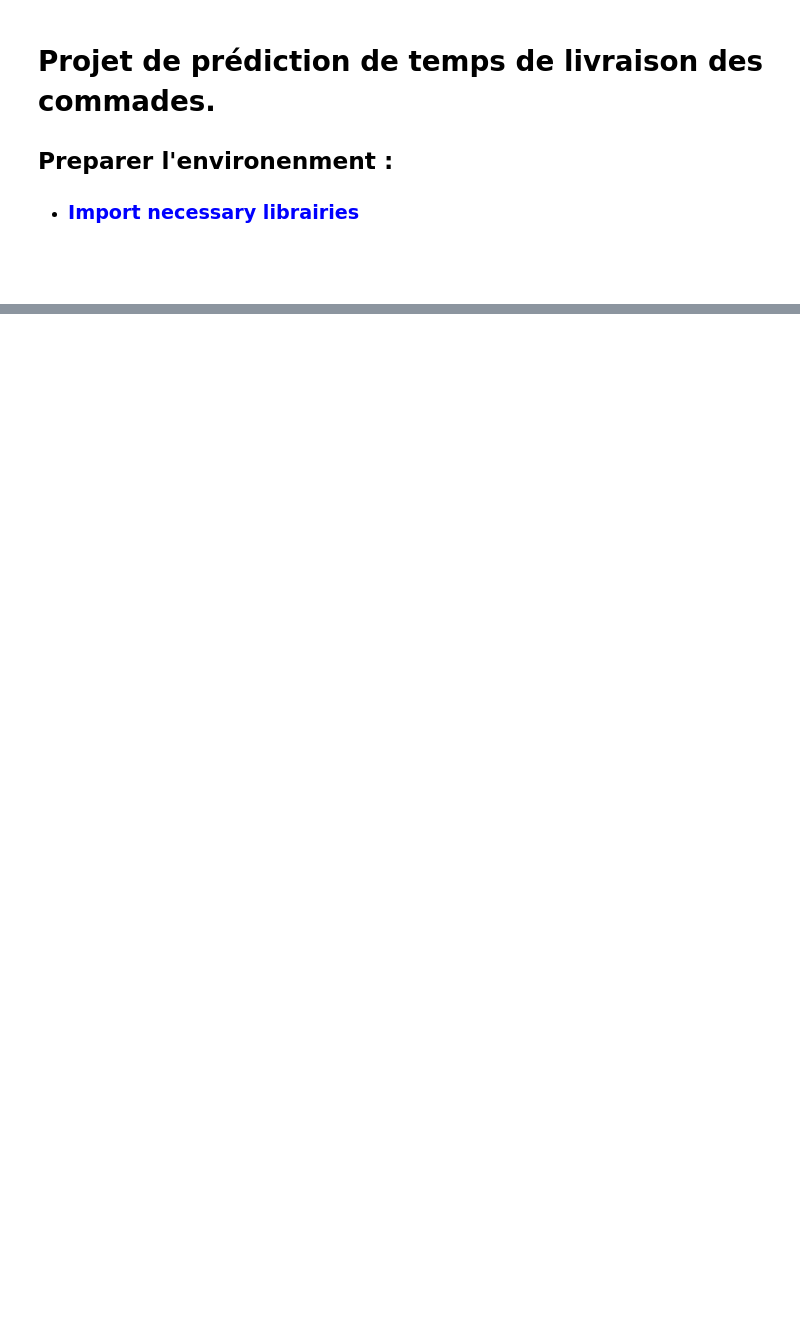
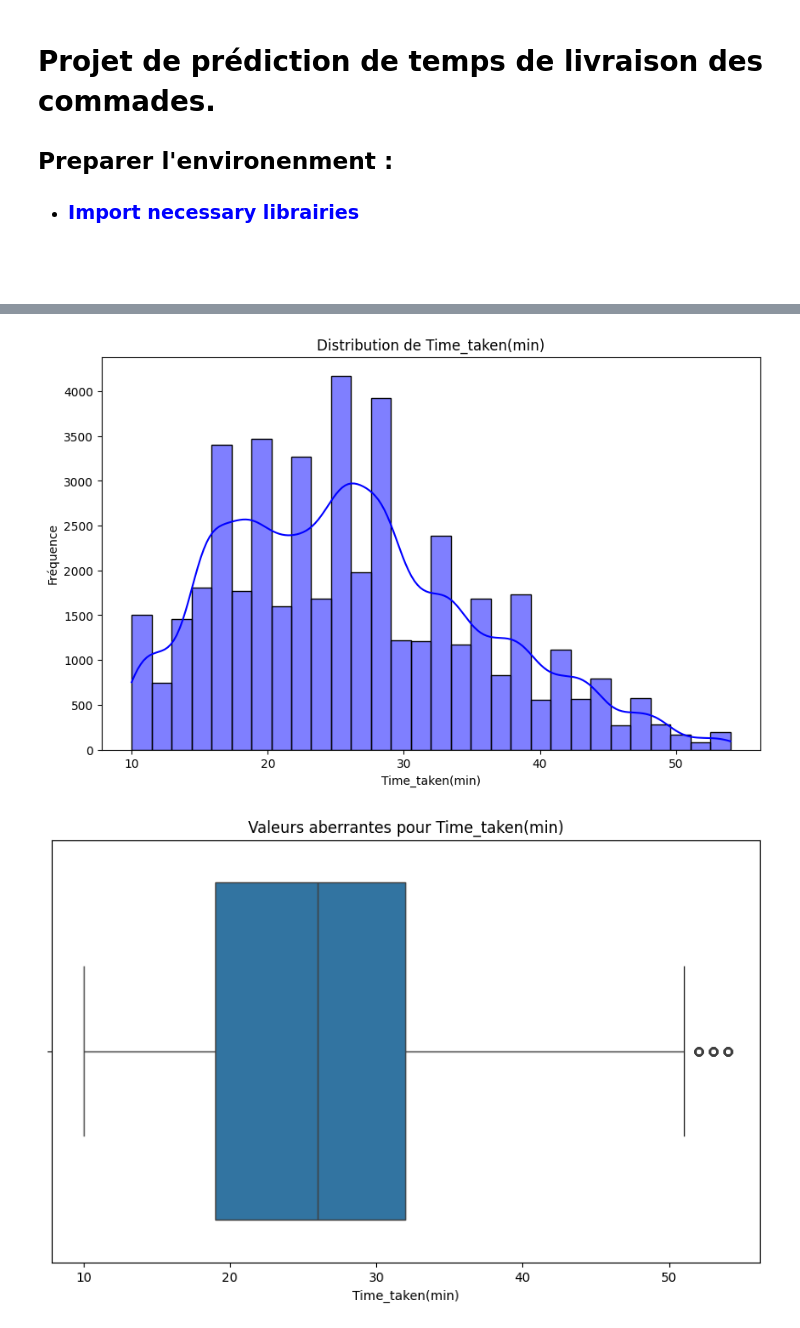
Before and after one commit to issamKHZ/DeliveryApp, a Jupyter notebook: projet_predire_temps_livraison.ipynb, the cells around one changed output, grey strips where cells are left out. Cells and saved outputs as stored; diff of their text form; code cells hidden in the pictures; blank space fills up the shorter version.

```diff
--- a/projet_predire_temps_livraison.ipynb
+++ b/projet_predire_temps_livraison.ipynb
@@ -68,5 +10,0 @@ print(df.head())
-# %%
-for col in ['distance_km', 'poids_kg']:
-    df.loc[df.sample(frac=0.05).index, col] = np.nan
-
-print(df.isnull().sum())
@@ -303,0 +106,5 @@ Temps de livraison estimé : 3.69 heures
+# %%
+
+
+df = pd.read_csv("train.csv")
+print(df.head())
@@ -303,0 +134,6 @@ Temps de livraison estimé : 3.69 heures
+# %%
+
+df.replace({"NaN": np.nan}, regex=True, inplace = True)
+
+print(df.isnull().sum())
+print("Nombe des duplicats : ", df.duplicated().sum())
@@ -303,0 +162,7 @@ Temps de livraison estimé : 3.69 heures
+# %%
+df_set = df.copy();
+colonnes_unutiles = ["ID", "Delivery_person_ID", "Festival"]
+
+df_set.drop(columns=colonnes_unutiles, inplace=True)
+
+df_set.head()
@@ -303,0 +181,10 @@ Temps de livraison estimé : 3.69 heures
+# %%
+# Enlever (min) des valeurs
+
+df_set['Time_taken(min)'] = df_set['Time_taken(min)'].str.replace(r'\(min\)', '', regex=True).astype(float)
+
+draw_variable(df_set, 'Time_taken(min)')
+draw_boxplot_variable(df_set, 'Time_taken(min)')
+# %% [output]
+[figure, added]
+[figure, added]
```
Also changed, not shown: parts of 108 cells of this notebook, 1 other file.
